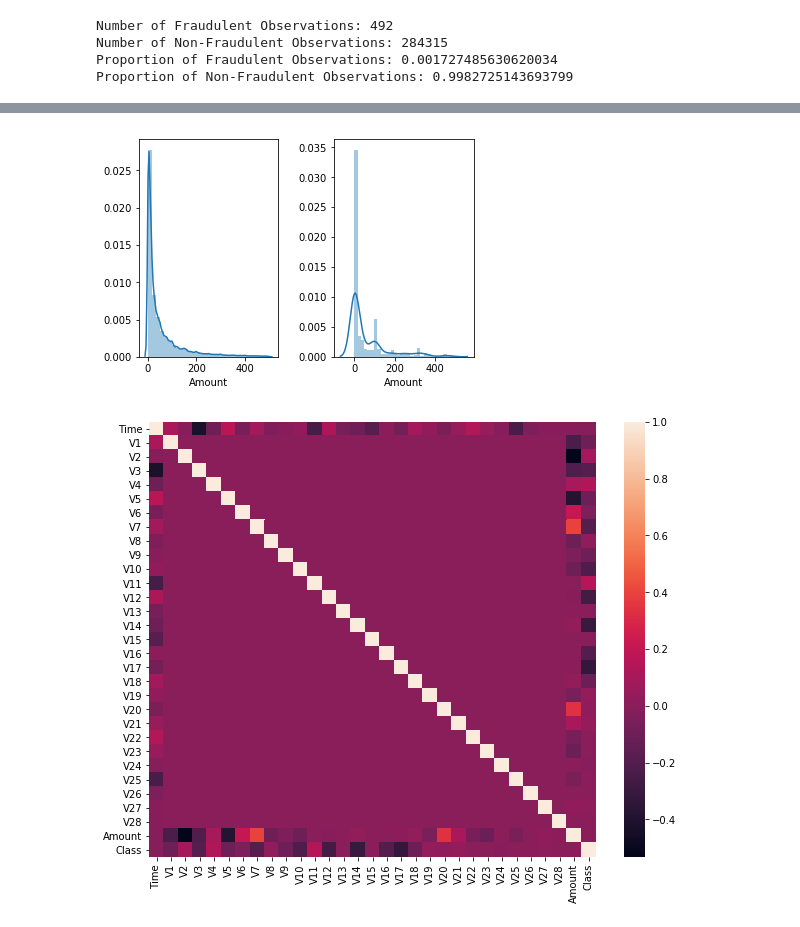
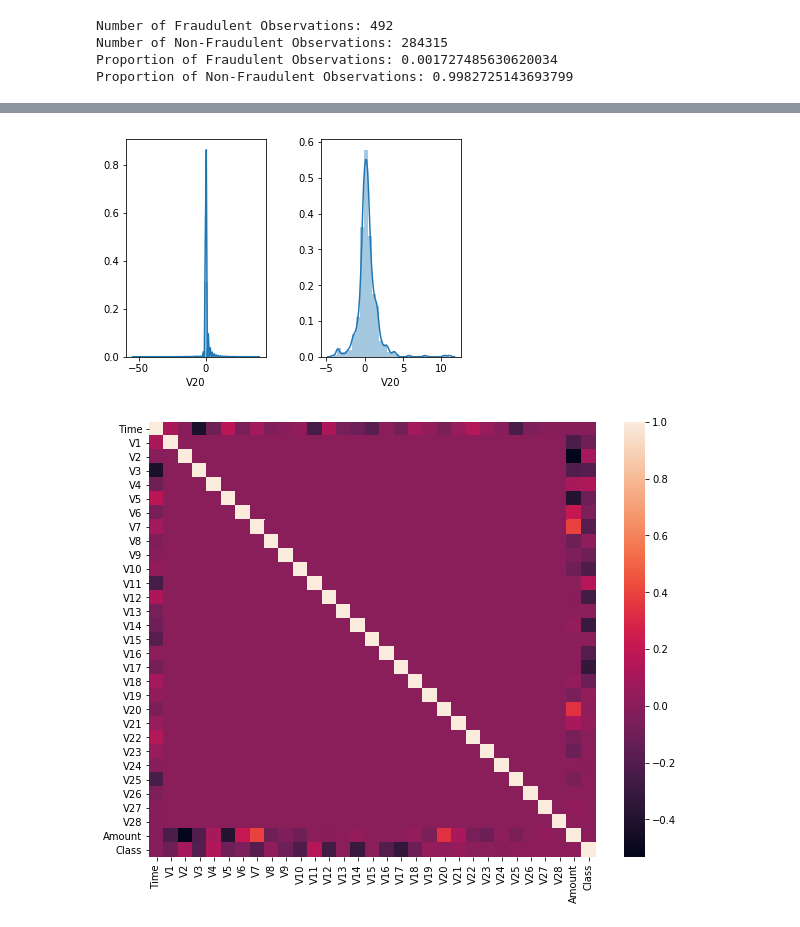
Before and after one commit to brookemm/CreditCardFraud, a Jupyter notebook: creditcardfraud.ipynb, the cells around one changed output, grey strips where cells are left out. Cells and saved outputs as stored; diff of their text form; code cells hidden in the pictures.

```diff
--- a/creditcardfraud.ipynb
+++ b/creditcardfraud.ipynb
@@ -58,13 +74,13 @@ plt.show()
 # %%
-# Check distributions of Amount and how they differ between class 0 and 1
+# Check distributions of other variables and how they differ between class 0 and 1
 
 fig, axs = plt.subplots(1, 2)
 plt.subplots_adjust(wspace = 0.4)
-sns.distplot(df0["Amount"][df0["Amount"] < 500], bins = 30, ax = axs[0])
-sns.distplot(df1["Amount"][df1["Amount"] < 500], bins = 30, ax = axs[1])
+sns.distplot(df0["V20"], bins = 30, ax = axs[0])
+sns.distplot(df1["V20"], bins = 30, ax = axs[1])
 plt.show()
 # %% [output]
-[figure, old version]
+[figure, new version]
 # %%
 # Check correlations of variables, the V's are not correlated since they are principal components and thus orthogonal
 
```
Also changed, not shown: parts of 29 cells of this notebook, 11 other files.
